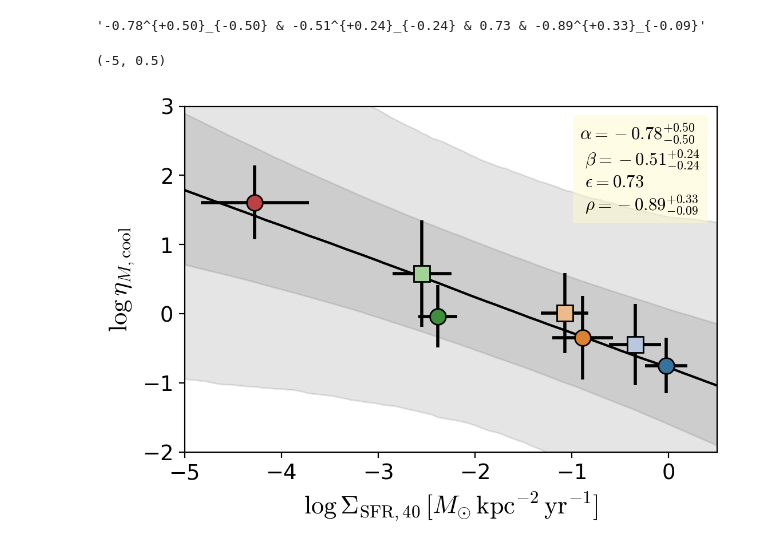
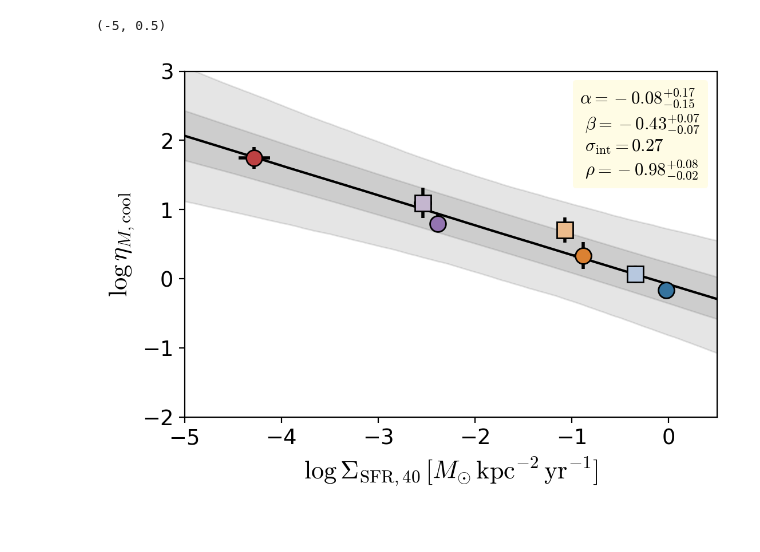
Before and after one commit to changgoo/tigress-wind-figureset, a Jupyter notebook: tables/Example_scripts.ipynb, the cells around one changed output. Cells and saved outputs as stored; diff of their text form; code cells hidden in the pictures.

Commit message:
Update tables and scripts

```diff
--- a/tables/Example_scripts.ipynb
+++ b/tables/Example_scripts.ipynb
@@ -97,7 +93,7 @@ plt.tight_layout()
 import linmix
 
 ph='cool'
-z='1000'
+z='H'
 xfield='sfr40'
 yfield='mass_loading'
 
@@ -132,0 +131,9 @@ def plot_posterior_hist(axes,chain,mean=True,interval=True,autorange=True,color=
+# %%
+chain=lm.chain
+cov=np.cov(chain['alpha'],chain['beta'])[1,0]
+r1=np.quantile(chain['alpha'],[0.01,0.99])
+r2=np.quantile(chain['beta'],[0.01,0.99])
+f=corner.corner(np.array([chain['alpha'],chain['beta']]).T,range=[r1,r2],
+                show_titles=True,labels=[r'$\alpha$',r'$\beta$'],)
+plt.annotate('Cov'+r'$(\alpha, \beta)={:+.3f}$'.format(cov),
+             (0.95,0.9),xycoords='figure fraction',ha='right',va='top',fontsize='small')
@@ -141,7 +151,7 @@ plt.tight_layout()
 def result_string(chain,sep='\n',table=False):
     result_str=[]
     for field,name in zip(['alpha','beta','sigsqr','corr'],
-                          [r'\alpha',r'\beta',r'\epsilon',r'\rho']):
+                          [r'\alpha',r'\beta',r'\sigma_{\rm int}',r'\rho']):
         q=np.quantile(chain[field],[0.16,0.5,0.84])
         if table:
             if field is 'sigsqr':
@@ -165,10 +175,6 @@ def display_quantiles(q):
     fmt_str = '{val:.2f}^{{+{plus:.2f}}}_{{-{minus:.2f}}}'
     disp_str = fmt_str.format(val=med, plus=upper, minus=lower)
     return disp_str
-# %%
-result_string(lm.chain,sep='&',table=True)
-# %% [output]
-'-0.78^{+0.50}_{-0.50} & -0.51^{+0.24}_{-0.24} & 0.73 & -0.89^{+0.33}_{-0.09}'
 # %%
 def plot_mcmc_result(chain,xmin,xmax,color='k',
                      intrinsic_scatter=True,result_str=True,
@@ -207,18 +213,27 @@ def plot_mcmc_result(chain,xmin,xmax,color='k',
         plt.gca().add_artist(at)
 # %%
 # plot MCMC results as in the paper
-for idx,c,m in zip(range(len(xlog)),colors,markers):
-    plt.errorbar(xlog[idx],ylog[idx],
-                 xerr=xlogstd[idx],yerr=ylogstd[idx],
+
+for name,c,m in zip(names,colors,markers):
+    idx=(tmean['phase'] == ph) & (tmean['z'] == z) & (tmean['model'] == name)
+    xmean = tmean[idx][xfield]
+    ymean = tmean[idx][yfield]
+    xstd = tstd[idx][xfield]
+    ystd = tstd[idx][yfield]
+    xlogstd= xstd/xmean/np.log(10)
+    ylogstd= ystd/ymean/np.log(10)
+    plt.errorbar(np.log10(xmean),np.log10(ymean),
+                 xerr=xlogstd,yerr=ylogstd,
                  color=c,marker=m,label=name,
                  elinewidth=2,ecolor='k',markersize=10.0,
                  markeredgecolor='k',markeredgewidth=1,
                 )
+
 plot_mcmc_result(lm.chain,-5,0.5,result_str=1,)
 plt.ylabel(r'$\log\,\eta_{M, {\rm cool}}$')
 plt.xlabel(r'$\log\,$'+xlabel)
 plt.ylim(-2,3)
 plt.xlim(-5,0.5)
 # %% [output]
 (-5, 0.5)
-[figure, old version]
+[figure, new version]
```
Also changed, not shown: parts of 5 cells of this notebook, 6 other files.
